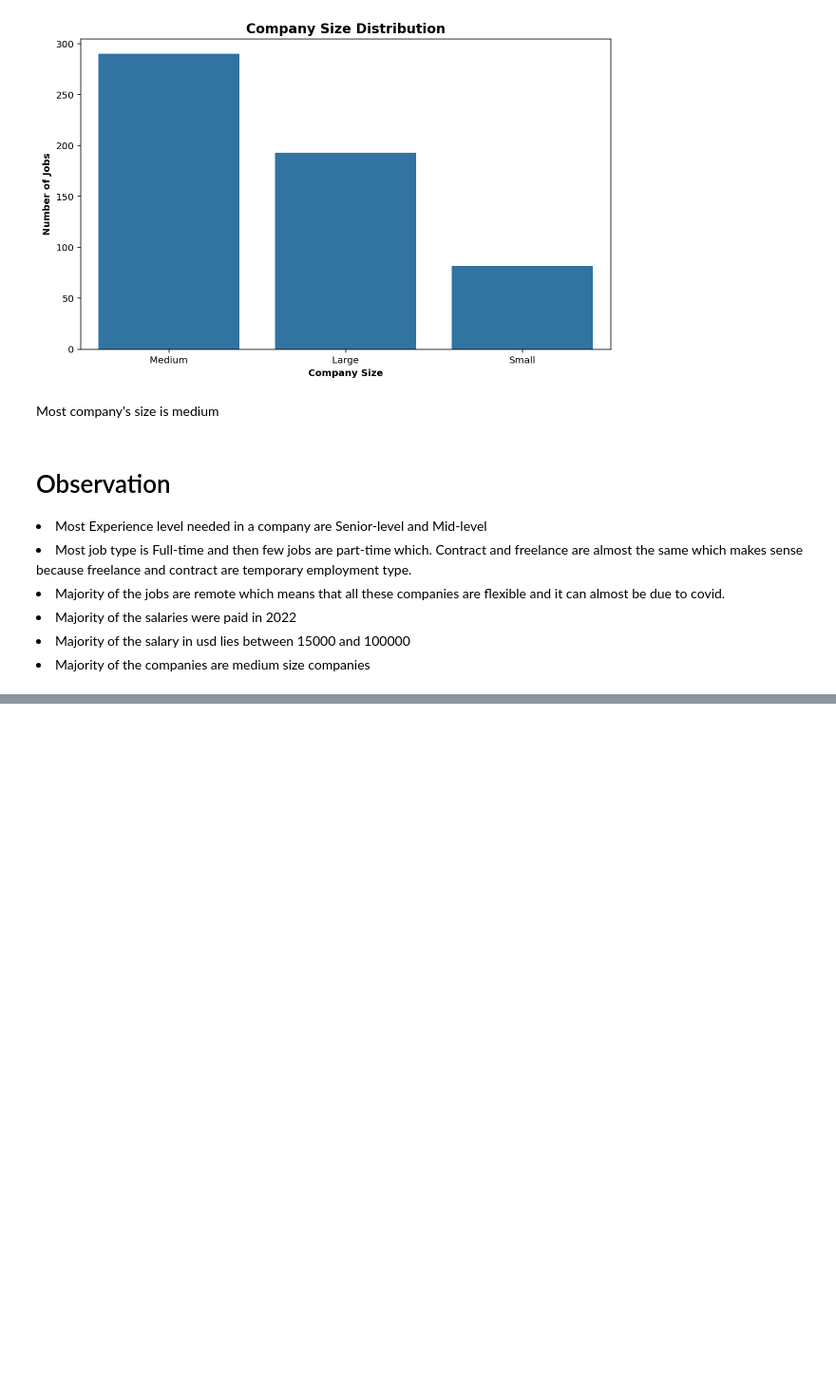
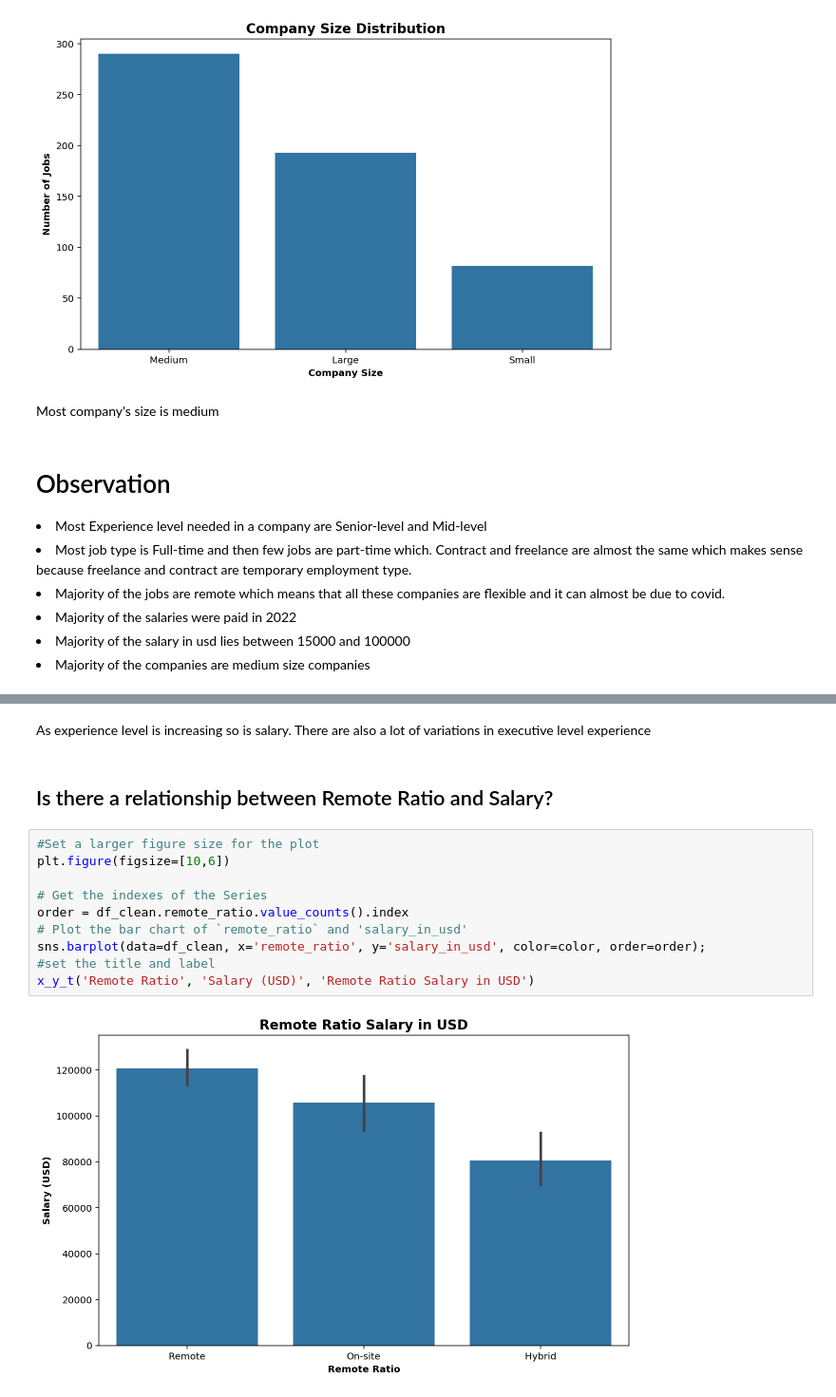
Before and after one commit to Farisi001/Data-Science-Salary-Exploration, a Jupyter notebook: DS_salaries.ipynb, the cells around one changed output, grey strips where cells are left out. Shown at 95% size. Drawn from its saved outputs; the diff is of its cells as text; blank space fills up the shorter version.

```diff
--- a/DS_salaries.ipynb
+++ b/DS_salaries.ipynb
@@ -494,0 +541,16 @@ Most company's size is medium
+# %% [markdown]
+As experience level is increasing so is salary. There are also a lot of variations in executive level experience
+# %% [markdown]
+## Is there a relationship between Remote Ratio and Salary?
+# %%
+#Set a larger figure size for the plot
+plt.figure(figsize=[10,6])
+
+# Get the indexes of the Series
+order = df_clean.remote_ratio.value_counts().index
+# Plot the bar chart of `remote_ratio` and 'salary_in_usd'
+sns.barplot(data=df_clean, x='remote_ratio', y='salary_in_usd', color=color, order=order);
+#set the title and label
+x_y_t('Remote Ratio', 'Salary (USD)', 'Remote Ratio Salary in USD')
+# %% [output]
+[figure, added]
```
Also changed, not shown: parts of 21 cells of this notebook, 3 other files.
